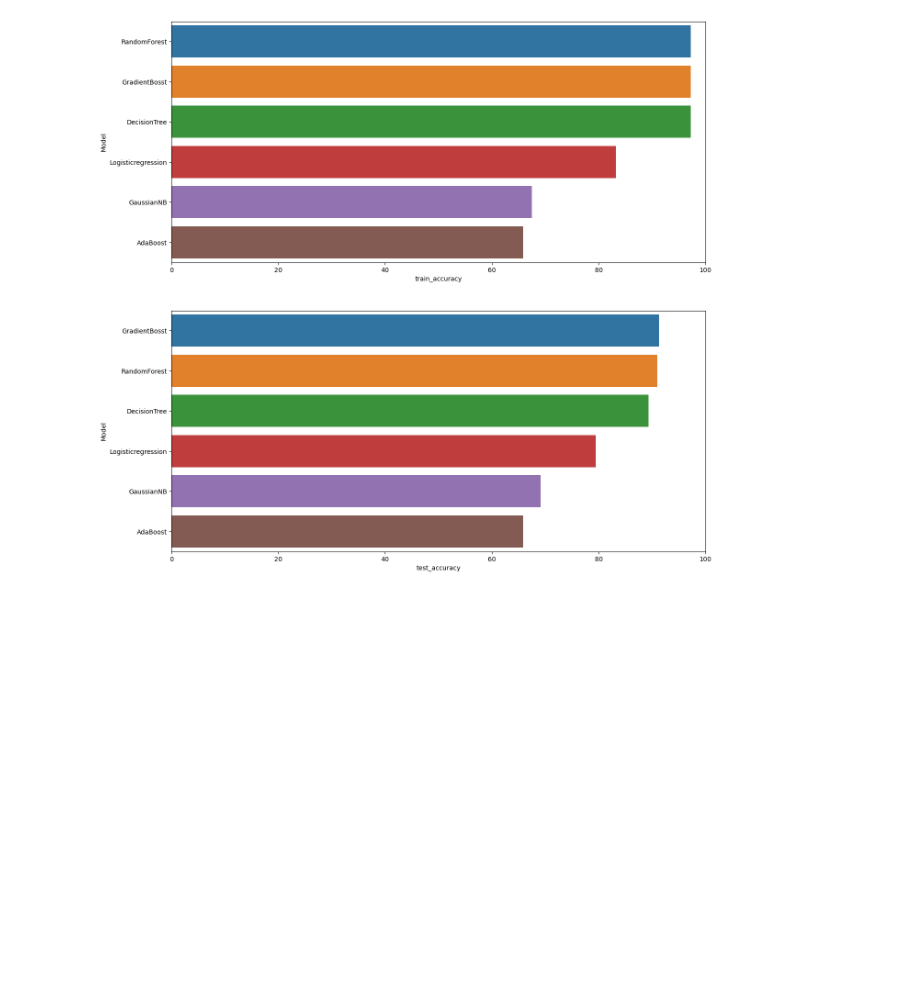
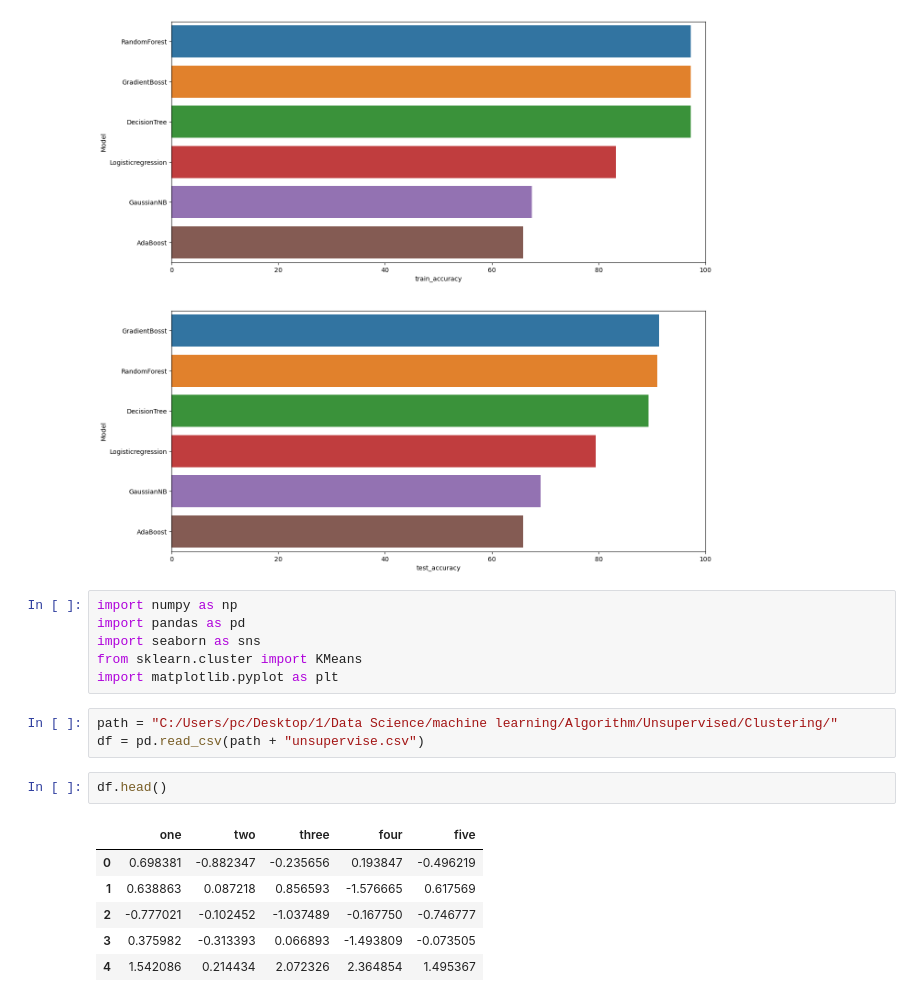
Before and after one commit to kazeemolaitanmusbau/Postgresql-Works, a Jupyter notebook: Untitled1.ipynb, the cells around one changed output. Saved outputs shown, nothing was run; the diff lists cells and outputs as text; blank space fills up the shorter version.

```diff
--- a/Untitled1.ipynb
+++ b/Untitled1.ipynb
@@ -196,3 +196,21 @@ ax[1].set_xlim([0, 100])
 # %% [output]
 (0.0, 100.0)
 [figure]
+# %%
+import numpy as np
+import pandas as pd
+import seaborn as sns
+from sklearn.cluster import KMeans
+import matplotlib.pyplot as plt
+# %%
+path = "C:/Users/pc/Desktop/1/Data Science/machine learning/Algorithm/Unsupervised/Clustering/"
+df = pd.read_csv(path + "unsupervise.csv")
+# %%
+df.head()
+# %% [output]
+|  | one | two | three | four | five |
+| 0 | 0.698381 | -0.882347 | -0.235656 | 0.193847 | -0.496219 |
+| 1 | 0.638863 | 0.087218 | 0.856593 | -1.576665 | 0.617569 |
+| 2 | -0.777021 | -0.102452 | -1.037489 | -0.167750 | -0.746777 |
+| 3 | 0.375982 | -0.313393 | 0.066893 | -1.493809 | -0.073505 |
+| 4 | 1.542086 | 0.214434 | 2.072326 | 2.364854 | 1.495367 |
```
Also changed, not shown: parts of 12 cells of this notebook.
